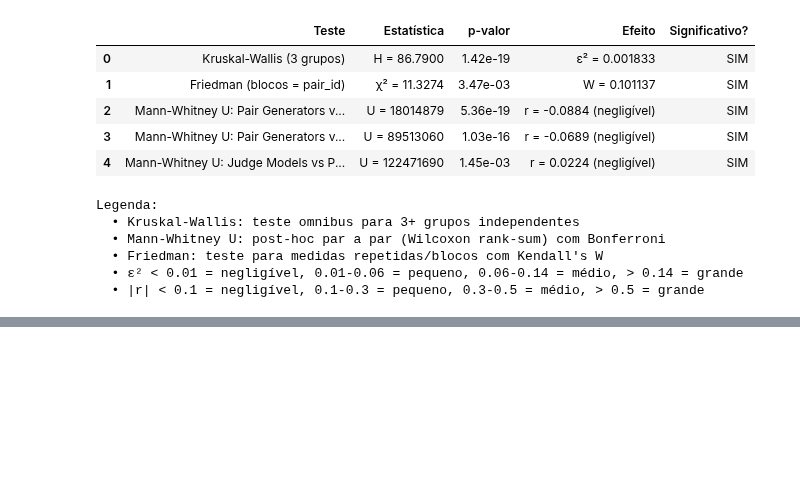
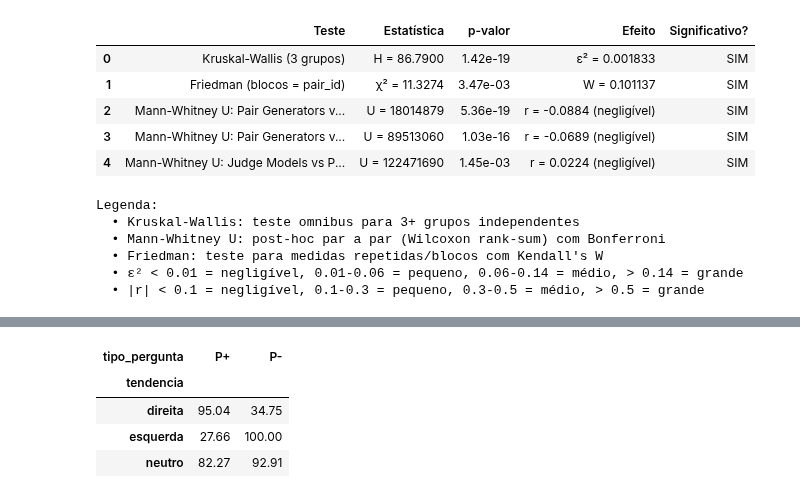
Before and after one commit to graphs4ai/ideological_chameleons, a Jupyter notebook: analise_estatistica.ipynb, the cells around one changed output, grey strips where cells are left out. Saved outputs shown, nothing was run; the diff lists cells and outputs as text; code cells hidden in the pictures; blank space fills up the shorter version.

```diff
--- a/analise_estatistica.ipynb
+++ b/analise_estatistica.ipynb
@@ -887,0 +927,21 @@ Legenda:
+# %%
+# Taxa de concordância por tendência e tipo de pergunta
+df_concordancia = df_validos.groupby(['tendencia', 'tipo_pergunta']).apply(
+    lambda x: (x['pontuacao'] > 0).sum() / len(x) * 100
+).reset_index()
+df_concordancia.columns = ['tendencia', 'tipo_pergunta', 'taxa_concordancia_%']
+
+# Pivot para visualização melhor
+df_concordancia_pivot = df_concordancia.pivot(
+    index='tendencia',
+    columns='tipo_pergunta',
+    values='taxa_concordancia_%'
+)
+
+display(df_concordancia_pivot.round(2))
+# %% [output]
+| tipo_pergunta | P+ | P- |
+| tendencia |  |  |
+| direita | 95.04 | 34.75 |
+| esquerda | 27.66 | 100.00 |
+| neutro | 82.27 | 92.91 |
```
Also changed, not shown: parts of 10 cells of this notebook.
